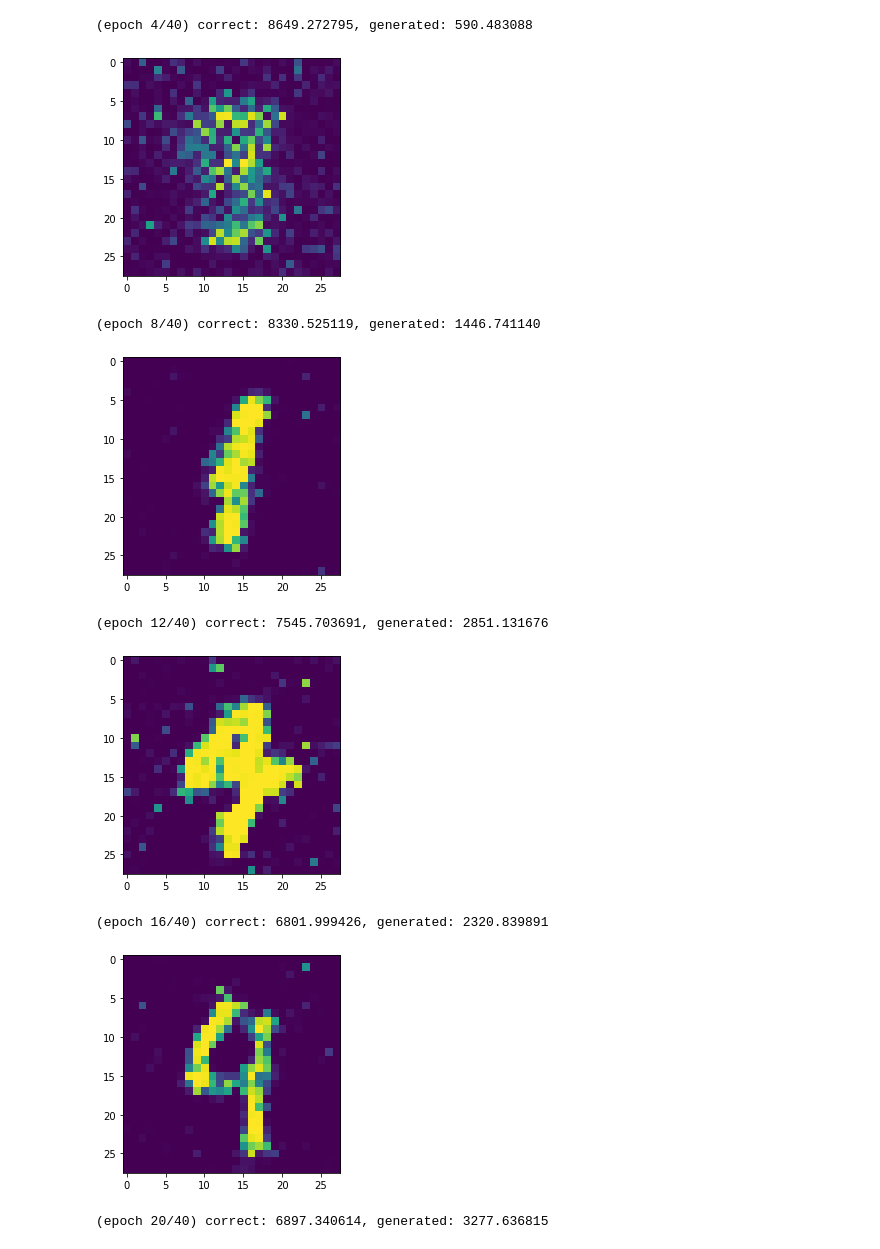
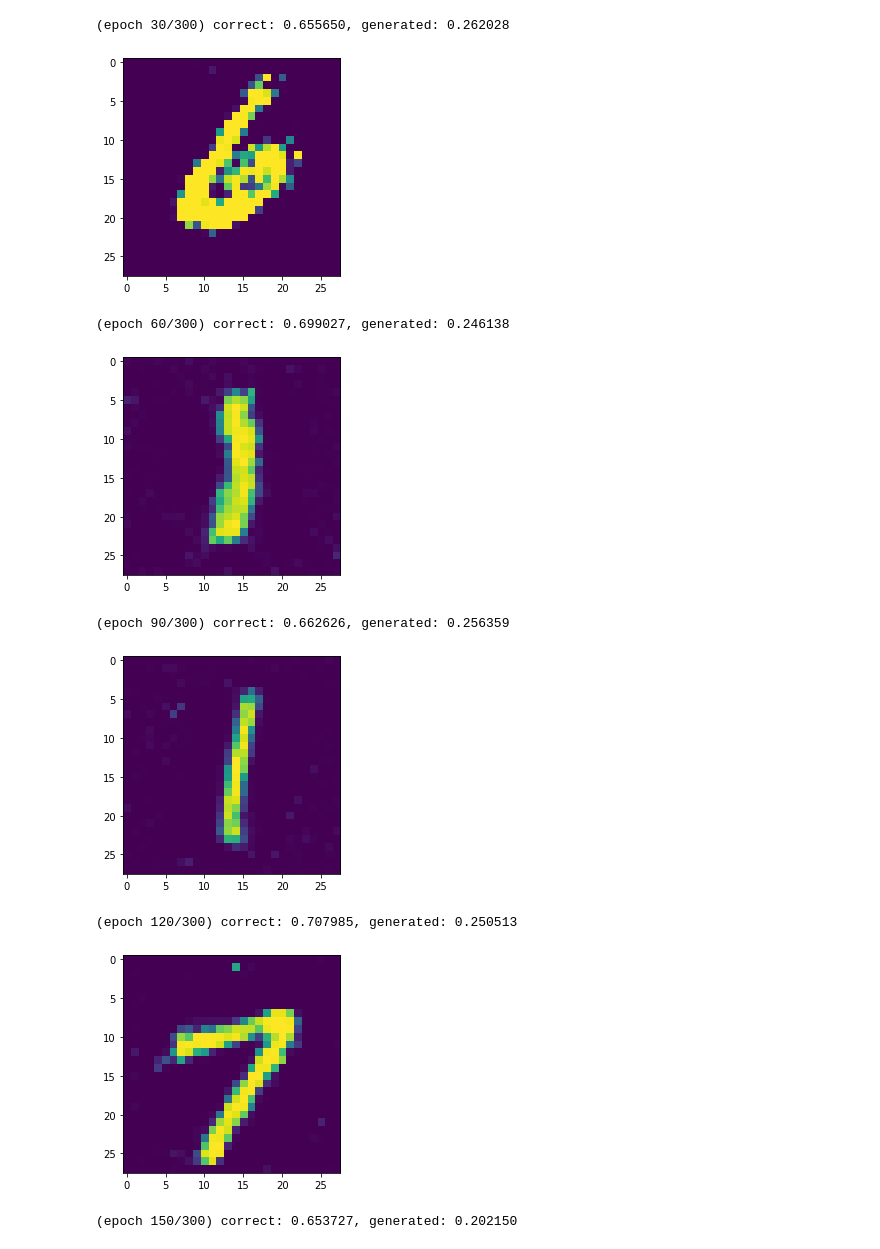
Before and after one commit to jaehong21/AI_Portfolio, a Jupyter notebook: GAN/MNIST_GAN.ipynb, the cells around one changed output. Cells and saved outputs as stored; diff of their text form; code cells hidden in the pictures.

```diff
--- a/GAN/MNIST_GAN.ipynb
+++ b/GAN/MNIST_GAN.ipynb
@@ -124,6 +125,9 @@ def train(G, D, optim_G, optim_D):
 # %%
+correct_batch_list = []
+wrong_batch_list = []
+
 def evaluate(G, D):
-    correct, wrong = 0.0, 0.0
+    correct_sum, wrong_sum = 0.0, 0.0
     G.eval()
     D.eval()
 
@@ -131,49 +135,56 @@ def evaluate(G, D):
         img, label = batch.to(device), idx.to(device)
 
         with torch.autograd.no_grad():
-            correct += (torch.sum(D(img.view(-1, 28*28))).item())
-            wrong += (torch.sum(D(G(fakeImg(batch_size, d_noise)))).item())
-            # 왜 10000.0으로 나눠야할까
-    return correct, wrong
+            correct = (torch.sum(D(img.view(-1, 28*28))).item())
+            wrong = (torch.sum(D(G(fakeImg(batch_size, d_noise)))).item())
+            correct_batch_list.append(correct)
+            wrong_batch_list.append(wrong)
+
+            correct_sum += correct/10000.0
+            wrong_sum += wrong/10000.0
+            # MNIST testset은 10000개
+            # MNIST traingset은 60000개로 이루어져있음
+    return correct_sum, wrong_sum
 # %%
 """
 def init_params(model):
     for p in model.parameters():
         if(p.dim() > 1):
             nn.init.xavier_normal_(p)
         else:
             nn.init.uniform_(p, 0.1, 0.2)
 
 init_params(G)
 init_params(D)
 """
 
 # lr=0.1, lr=0.01 tried
 optim_G = optim.Adam(G.parameters(), lr=0.001)
 optim_D = optim.Adam(D.parameters(), lr=0.001)
 
-for epoch in range(40):
+correct_epoch_list = []
+wrong_epoch_list = []
+
+for epoch in range(300):
 
     train(G, D, optim_G, optim_D)
     correct, wrong = evaluate(G,D)
 
-    correct_trace= []
-    wrong_trace = []
-    correct_trace.append(correct/10000.0)
-    wrong_trace.append(wrong/10000.0)
+    correct_epoch_list.append(correct)
+    wrong_epoch_list.append(wrong)
 
-    if((epoch+1)% 4 == 0):
-        print('(epoch %i/40) correct: %f, generated: %f' % (epoch+1, correct, wrong))
+    if((epoch+1)% 30 == 0):
+        print('(epoch %i/300) correct: %f, generated: %f' % (epoch+1, correct, wrong))
         z = fakeImg()
         img_fake = G(z).view(1, 28, 28)
         showImg(img_fake.squeeze().detach())
 # %% [output]
-(epoch 4/40) correct: 8649.272795, generated: 590.483088
+(epoch 30/300) correct: 0.655650, generated: 0.262028
-[figure, old version]
+[figure, new version]
-(epoch 8/40) correct: 8330.525119, generated: 1446.741140
+(epoch 60/300) correct: 0.699027, generated: 0.246138
-[figure, old version]
+[figure, new version]
-(epoch 12/40) correct: 7545.703691, generated: 2851.131676
+(epoch 90/300) correct: 0.662626, generated: 0.256359
-[figure, old version]
+[figure, new version]
-(epoch 16/40) correct: 6801.999426, generated: 2320.839891
+(epoch 120/300) correct: 0.707985, generated: 0.250513
-[figure, old version]
+[figure, new version]
-(epoch 20/40) correct: 6897.340614, generated: 3277.636815
+(epoch 150/300) correct: 0.653727, generated: 0.202150
```
Also changed, not shown: parts of 6 cells of this notebook.
